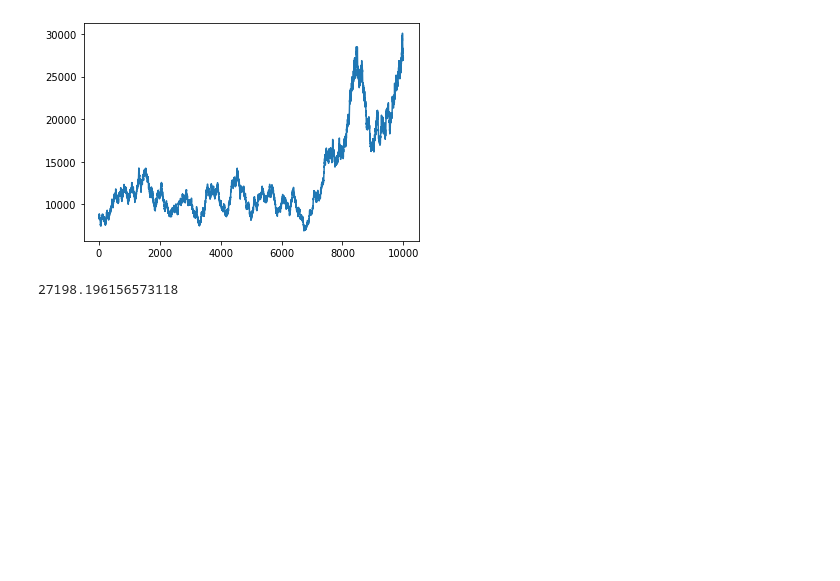
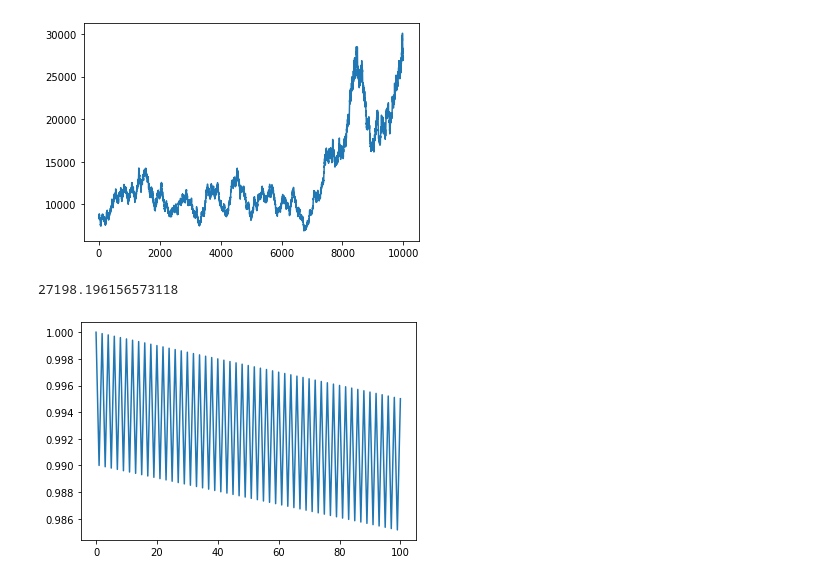
Before and after one commit to juglaz/random, a Jupyter notebook: Benford's Law Study.ipynb, the cells around one changed output. Drawn from its saved outputs; the diff is of its cells as text; code cells hidden in the pictures; blank space fills up the shorter version.

```diff
--- a/Benford's Law Study.ipynb
+++ b/Benford's Law Study.ipynb
@@ -71,3 +92,13 @@ print(arr[-1])
 # %% [output]
 [figure]
 27198.196156573118
+# %%
+# EFFECT OF ALTERNATING VARIANCES
+arr = [1]
+for _ in range(50):
+    arr.append(arr[-1] * 0.99)
+    arr.append(arr[-1] * 1.01)
+plt.plot(arr)
+plt.show()
+# %% [output]
+[figure, added]
```
Also changed, not shown: parts of 18 cells of this notebook.
